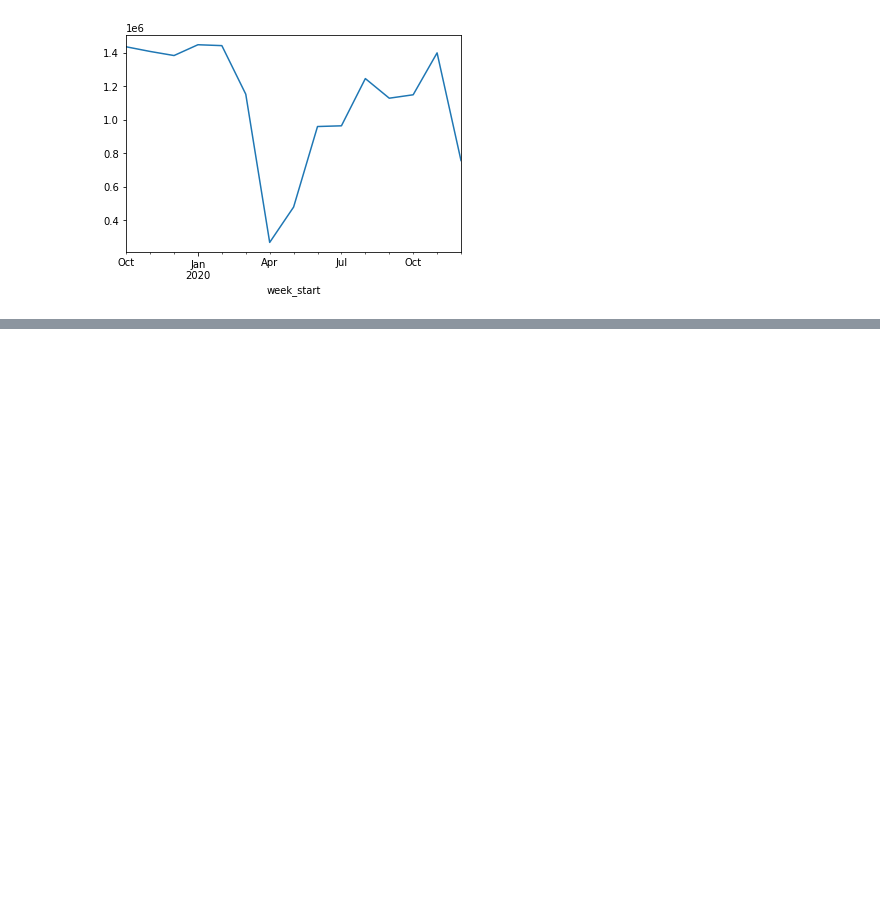
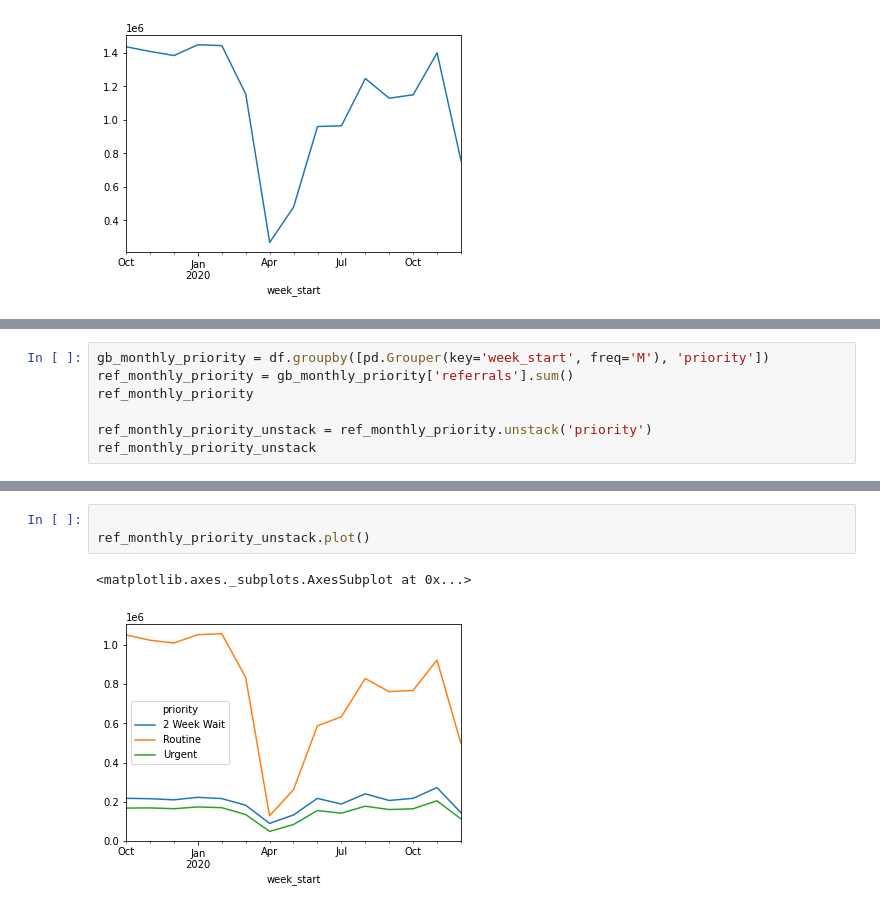
Before and after one commit to carnall-farrar/python_club, a Jupyter notebook: notebooks/analysis/aggregation.ipynb, the cells around one changed output, grey strips where cells are left out. Drawn from its saved outputs; the diff is of its cells as text; blank space fills up the shorter version.

Commit message:
added features to aggregation tutorial, including unstacking

```diff
--- a/notebooks/analysis/aggregation.ipynb
+++ b/notebooks/analysis/aggregation.ipynb
@@ -203,0 +218,7 @@ ref_monthly.plot()
+# %%
+gb_monthly_priority = df.groupby([pd.Grouper(key='week_start', freq='M'), 'priority'])
+ref_monthly_priority = gb_monthly_priority['referrals'].sum()
+ref_monthly_priority
+
+ref_monthly_priority_unstack = ref_monthly_priority.unstack('priority')
+ref_monthly_priority_unstack
@@ -203,0 +243,6 @@ ref_monthly.plot()
+# %%
+
+ref_monthly_priority_unstack.plot()
+# %% [output]
+<matplotlib.axes._subplots.AxesSubplot at 0x...>
+[figure, added]
```
Also changed, not shown: parts of 4 cells of this notebook.
